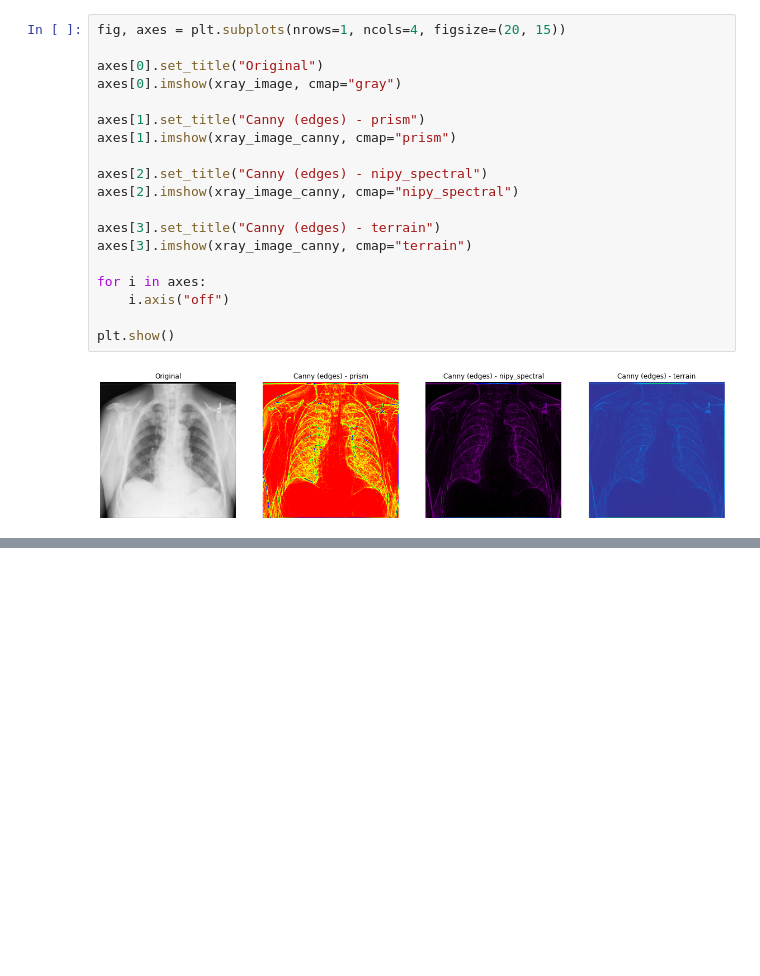
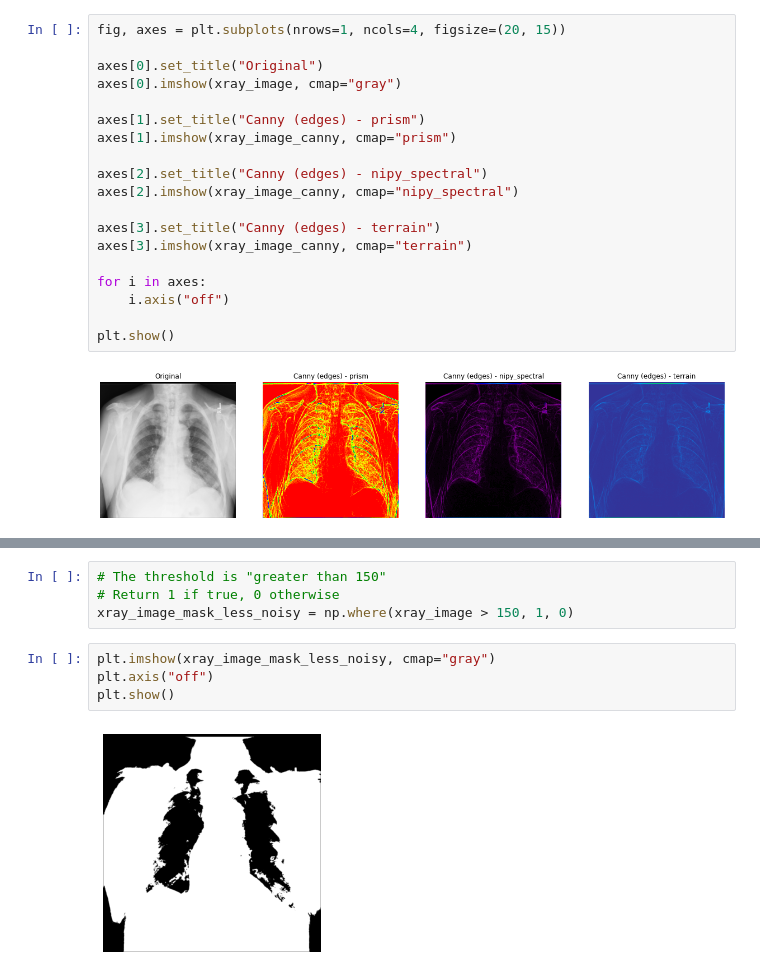
Before and after one commit to rifatrakib/practical-numpy, a Jupyter notebook: xray-detector.ipynb, the cells around one changed output, grey strips where cells are left out. Drawn from its saved outputs; the diff is of its cells as text; blank space fills up the shorter version.

```diff
--- a/xray-detector.ipynb
+++ b/xray-detector.ipynb
@@ -240,0 +286,10 @@ plt.show()
+# %%
+# The threshold is "greater than 150"
+# Return 1 if true, 0 otherwise
+xray_image_mask_less_noisy = np.where(xray_image > 150, 1, 0)
+# %%
+plt.imshow(xray_image_mask_less_noisy, cmap="gray")
+plt.axis("off")
+plt.show()
+# %% [output]
+[figure, added]
```
Also changed, not shown: parts of 10 cells of this notebook.
